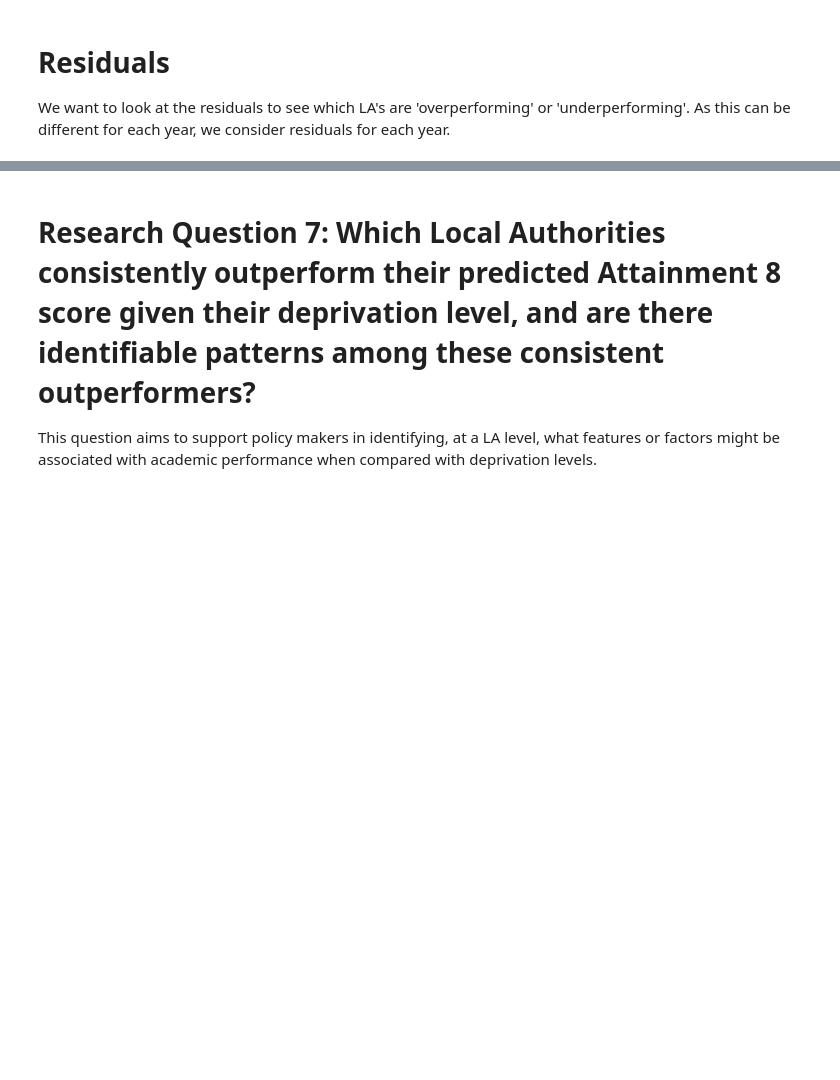
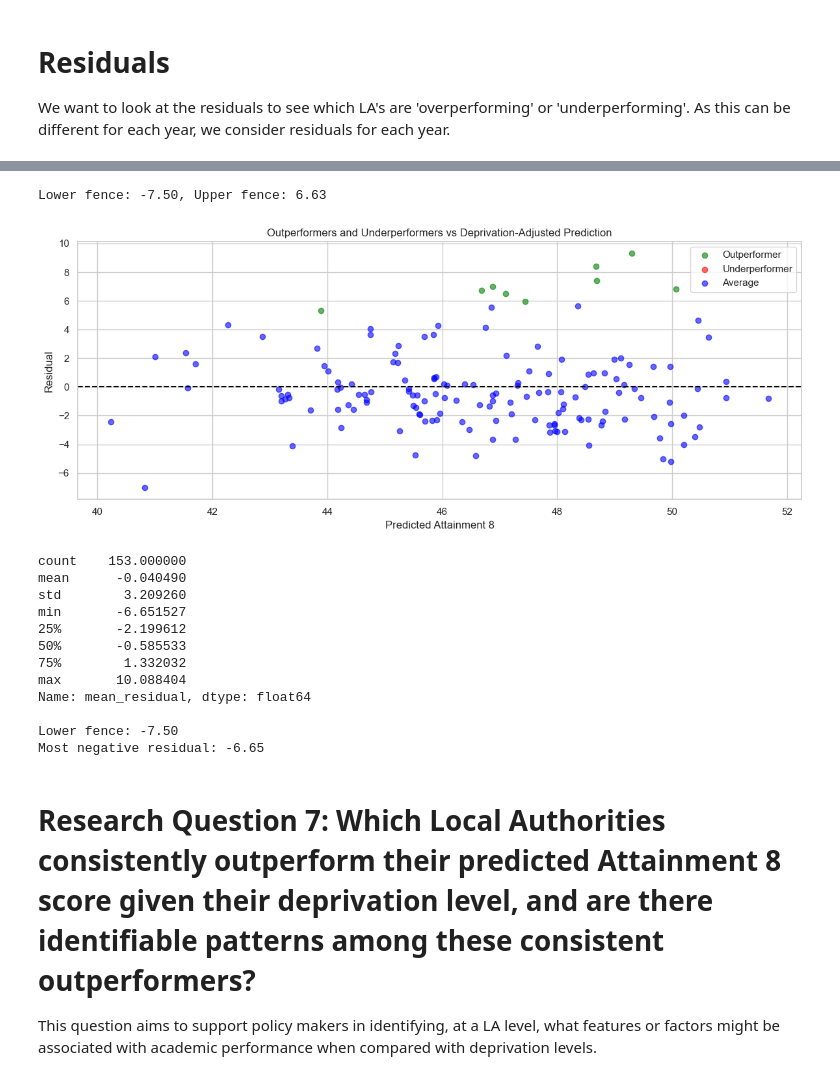
Before and after one commit to AislingLangston/CFG-DS-group-6-2026, a Jupyter notebook: RQ6.ipynb, the cells around one changed output, grey strips where cells are left out. Cells and saved outputs as stored; diff of their text form; code cells hidden in the pictures; blank space fills up the shorter version.

```diff
--- a/RQ6.ipynb
+++ b/RQ6.ipynb
@@ -136,3 +219,56 @@ plt.show()
+# %%
+# Remove duplicate LA rows (so smooth over years)
+no_dup_residuals = df_residuals_imd.drop_duplicates(subset='la_name').copy()
+
+# mean_residual already exists from transform earlier - no need to recalculate
+q1 = no_dup_residuals['mean_residual'].quantile(0.25)
+q3 = no_dup_residuals['mean_residual'].quantile(0.75)
+iqr = q3 - q1
+
+upper_fence = q3 + 1.5 * iqr
+lower_fence = q1 - 1.5 * iqr
+
+print(f"Lower fence: {lower_fence:.2f}, Upper fence: {upper_fence:.2f}")
+
+no_dup_residuals['performance_group'] = 'Average'
+no_dup_residuals.loc[no_dup_residuals['mean_residual'] >= upper_fence, 'performance_group'] = 'Outperformer'
+no_dup_residuals.loc[no_dup_residuals['mean_residual'] <= lower_fence, 'performance_group'] = 'Underperformer'
+
+colour_map = {'Outperformer': 'green', 'Underperformer': 'red', 'Average': 'blue'}
+
+fig, ax = plt.subplots(figsize=(12, 5))
+
+for group, colour in colour_map.items():
+    subset = no_dup_residuals[no_dup_residuals['performance_group'] == group]
+    ax.scatter(subset['predicted_a8'], subset['residual'],
+               color=colour, alpha=0.6, label=group)
+
+ax.axhline(0, color='black', linestyle='--')
+ax.set_xlabel('Predicted Attainment 8')
+ax.set_ylabel('Residual')
+ax.set_title('Outperformers and Underperformers vs Deprivation-Adjusted Prediction')
+ax.legend()
+plt.tight_layout()
+plt.show()
+
+print(no_dup_residuals['mean_residual'].describe())
+print(f"\nLower fence: {lower_fence:.2f}")
+print(f"Most negative residual: {no_dup_residuals['mean_residual'].min():.2f}")
+# %% [output]
+Lower fence: -7.50, Upper fence: 6.63
+[figure, added]
+count    153.000000
+mean      -0.040490
+std        3.209260
+min       -6.651527
+25%       -2.199612
+50%       -0.585533
+75%        1.332032
+max       10.088404
+Name: mean_residual, dtype: float64
+
+Lower fence: -7.50
+Most negative residual: -6.65
 # %% [markdown]
 # Research Question 7: Which Local Authorities consistently outperform their predicted Attainment 8 score given their deprivation level, and are there identifiable patterns among these consistent outperformers?
 
```
Also changed, not shown: parts of 6 cells of this notebook, 1 other file.
